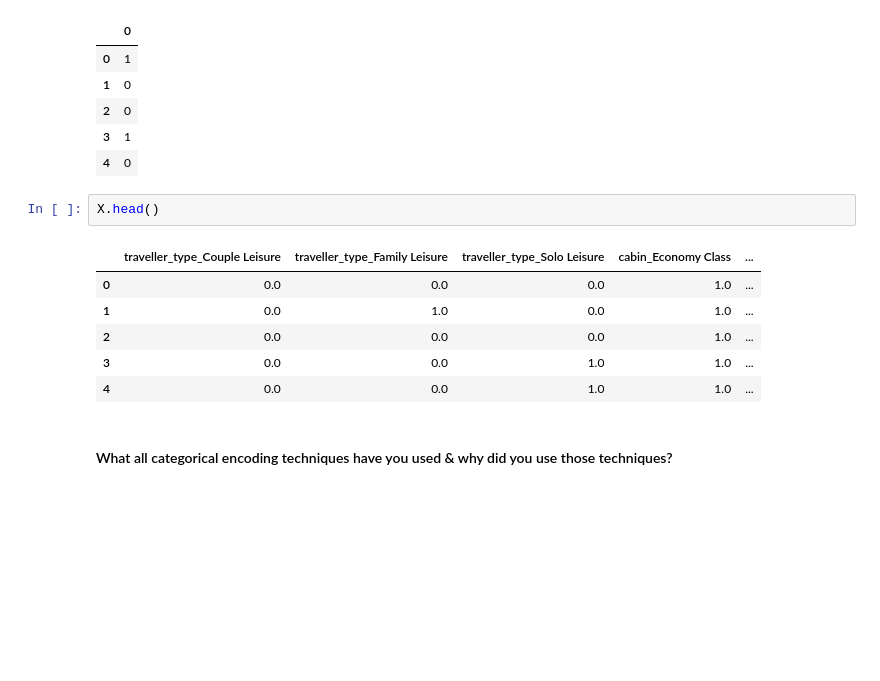
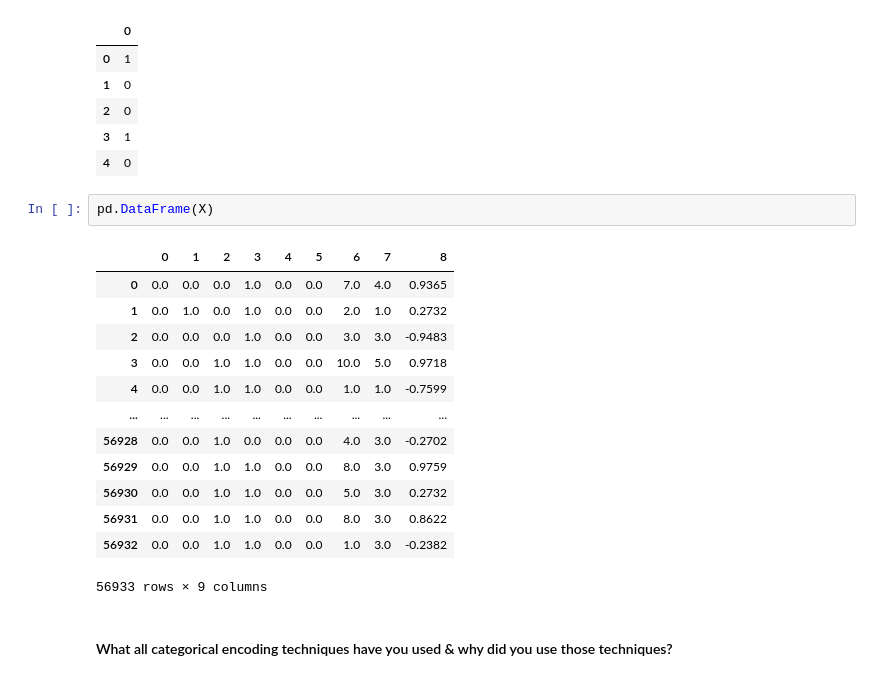
Before and after one commit to rashmi0852/Airline_Passenger_Refferal_Prediction, a Jupyter notebook: Airline_Referal.ipynb, the cells around one changed output. Cells and saved outputs as stored; diff of their text form; blank space fills up the shorter version.

```diff
--- a/Airline_Referal.ipynb
+++ b/Airline_Referal.ipynb
@@ -1709,15 +1747,22 @@ pd.DataFrame(y).head()
 | 2 | 0 |
 | 3 | 1 |
 | 4 | 0 |
-# %%
-X.head()
-# %% [output]
-|  | traveller_type_Couple Leisure | traveller_type_Family Leisure | traveller_type_Solo Leisure | cabin_Economy Class | ... |
-| 0 | 0.0 | 0.0 | 0.0 | 1.0 | ... |
-| 1 | 0.0 | 1.0 | 0.0 | 1.0 | ... |
-| 2 | 0.0 | 0.0 | 0.0 | 1.0 | ... |
-| 3 | 0.0 | 0.0 | 1.0 | 1.0 | ... |
-| 4 | 0.0 | 0.0 | 1.0 | 1.0 | ... |
+# %%
+pd.DataFrame(X)
+# %% [output]
+|  | 0 | 1 | 2 | 3 | 4 | 5 | 6 | 7 | 8 |
+| 0 | 0.0 | 0.0 | 0.0 | 1.0 | 0.0 | 0.0 | 7.0 | 4.0 | 0.9365 |
+| 1 | 0.0 | 1.0 | 0.0 | 1.0 | 0.0 | 0.0 | 2.0 | 1.0 | 0.2732 |
+| 2 | 0.0 | 0.0 | 0.0 | 1.0 | 0.0 | 0.0 | 3.0 | 3.0 | -0.9483 |
+| 3 | 0.0 | 0.0 | 1.0 | 1.0 | 0.0 | 0.0 | 10.0 | 5.0 | 0.9718 |
+| 4 | 0.0 | 0.0 | 1.0 | 1.0 | 0.0 | 0.0 | 1.0 | 1.0 | -0.7599 |
+| ... | ... | ... | ... | ... | ... | ... | ... | ... | ... |
+| 56928 | 0.0 | 0.0 | 1.0 | 0.0 | 0.0 | 0.0 | 4.0 | 3.0 | -0.2702 |
+| 56929 | 0.0 | 0.0 | 1.0 | 1.0 | 0.0 | 0.0 | 8.0 | 3.0 | 0.9759 |
+| 56930 | 0.0 | 0.0 | 1.0 | 1.0 | 0.0 | 0.0 | 5.0 | 3.0 | 0.2732 |
+| 56931 | 0.0 | 0.0 | 1.0 | 1.0 | 0.0 | 0.0 | 8.0 | 3.0 | 0.8622 |
+| 56932 | 0.0 | 0.0 | 1.0 | 1.0 | 0.0 | 0.0 | 1.0 | 3.0 | -0.2382 |
+56933 rows × 9 columns
 # %% [markdown]
 #### What all categorical encoding techniques have you used & why did you use those techniques?
 # %% [markdown]
```
Also changed, not shown: parts of 85 cells of this notebook.
